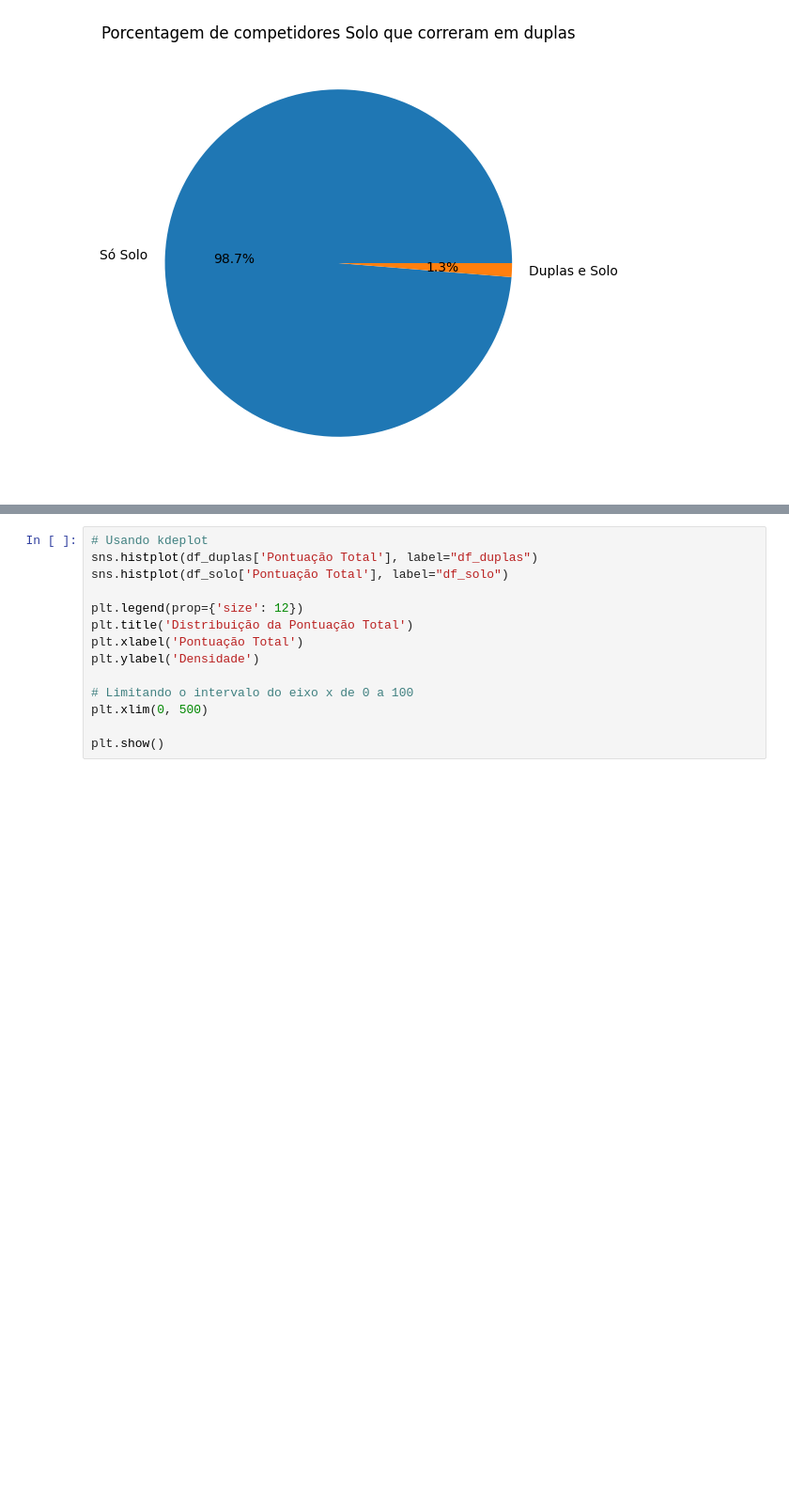
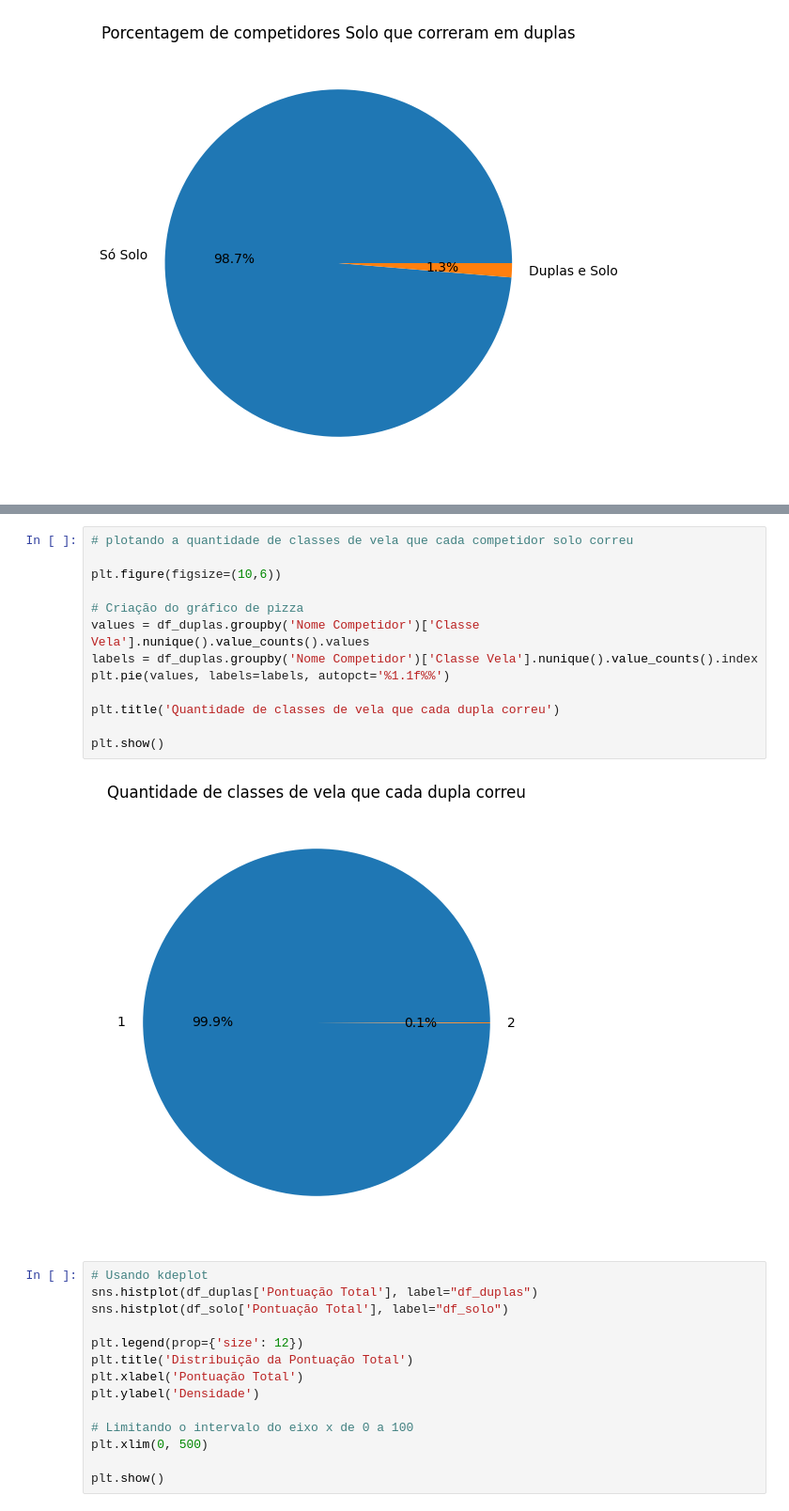
Before and after one commit to Gab-Mel/sailing-rankings-2024.1, a Jupyter notebook: eda/eda copy 2.ipynb, the cells around one changed output, grey strips where cells are left out. Shown at 94% size. Saved outputs shown, nothing was run; the diff lists cells and outputs as text; blank space fills up the shorter version.

```diff
--- a/eda/eda copy 2.ipynb
+++ b/eda/eda copy 2.ipynb
@@ -494,3 +569,18 @@ df_solo
+# %%
+# plotando a quantidade de classes de vela que cada competidor solo correu
+
+plt.figure(figsize=(10,6))
+
+# Criação do gráfico de pizza
+values = df_duplas.groupby('Nome Competidor')['Classe Vela'].nunique().value_counts().values
+labels = df_duplas.groupby('Nome Competidor')['Classe Vela'].nunique().value_counts().index
+plt.pie(values, labels=labels, autopct='%1.1f%%')
+
+plt.title('Quantidade de classes de vela que cada dupla correu')
+
+plt.show()
+# %% [output]
+[figure, added]
 # %%
 # Usando kdeplot
 sns.histplot(df_duplas['Pontuação Total'], label="df_duplas")
```
Also changed, not shown: parts of 17 cells of this notebook, 17 other files.
